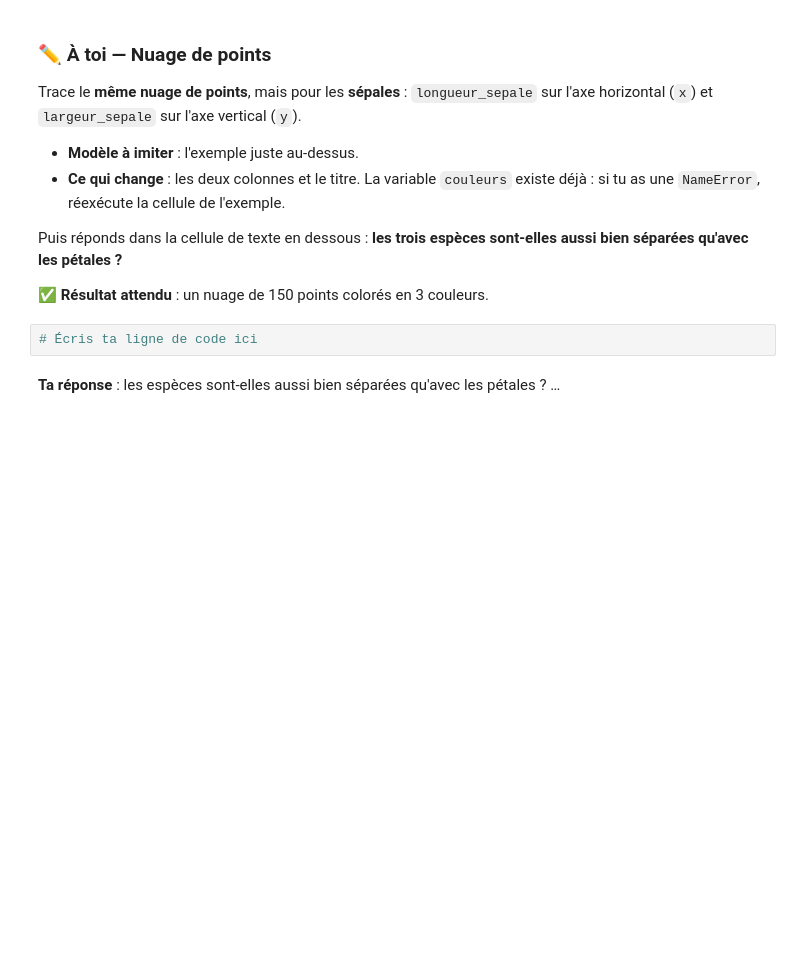
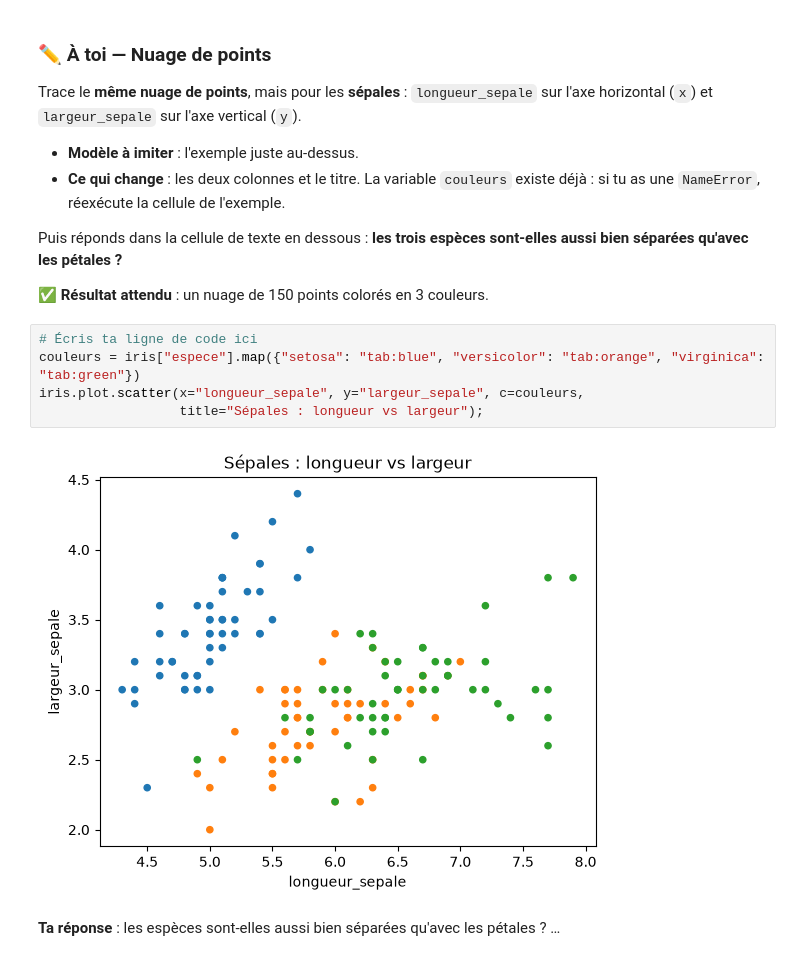
Before and after one commit to Franck-LF/05_Python_Iris, a Jupyter notebook: 1_imiter_pandas_iris.ipynb, the cells around one changed output. Drawn from its saved outputs; the diff is of its cells as text; blank space fills up the shorter version.

```diff
--- a/1_imiter_pandas_iris.ipynb
+++ b/1_imiter_pandas_iris.ipynb
@@ -588,8 +742,13 @@ Trace le **même nuage de points**, mais pour les **sépales** : `longueur_sepal
 Puis réponds dans la cellule de texte en dessous : **les trois espèces sont-elles aussi bien séparées qu'avec les pétales ?**
 
 ✅ **Résultat attendu** : un nuage de 150 points colorés en 3 couleurs.
-# %%
-# Écris ta ligne de code ici
+# %%
+# Écris ta ligne de code ici
+couleurs = iris["espece"].map({"setosa": "tab:blue", "versicolor": "tab:orange", "virginica": "tab:green"})
+iris.plot.scatter(x="longueur_sepale", y="largeur_sepale", c=couleurs,
+                  title="Sépales : longueur vs largeur");
+# %% [output]
+[figure, added]
 # %% [markdown]
 **Ta réponse** : les espèces sont-elles aussi bien séparées qu'avec les pétales ? …
 # %% [markdown]
```
Also changed, not shown: parts of 33 cells of this notebook, 2 other files.
